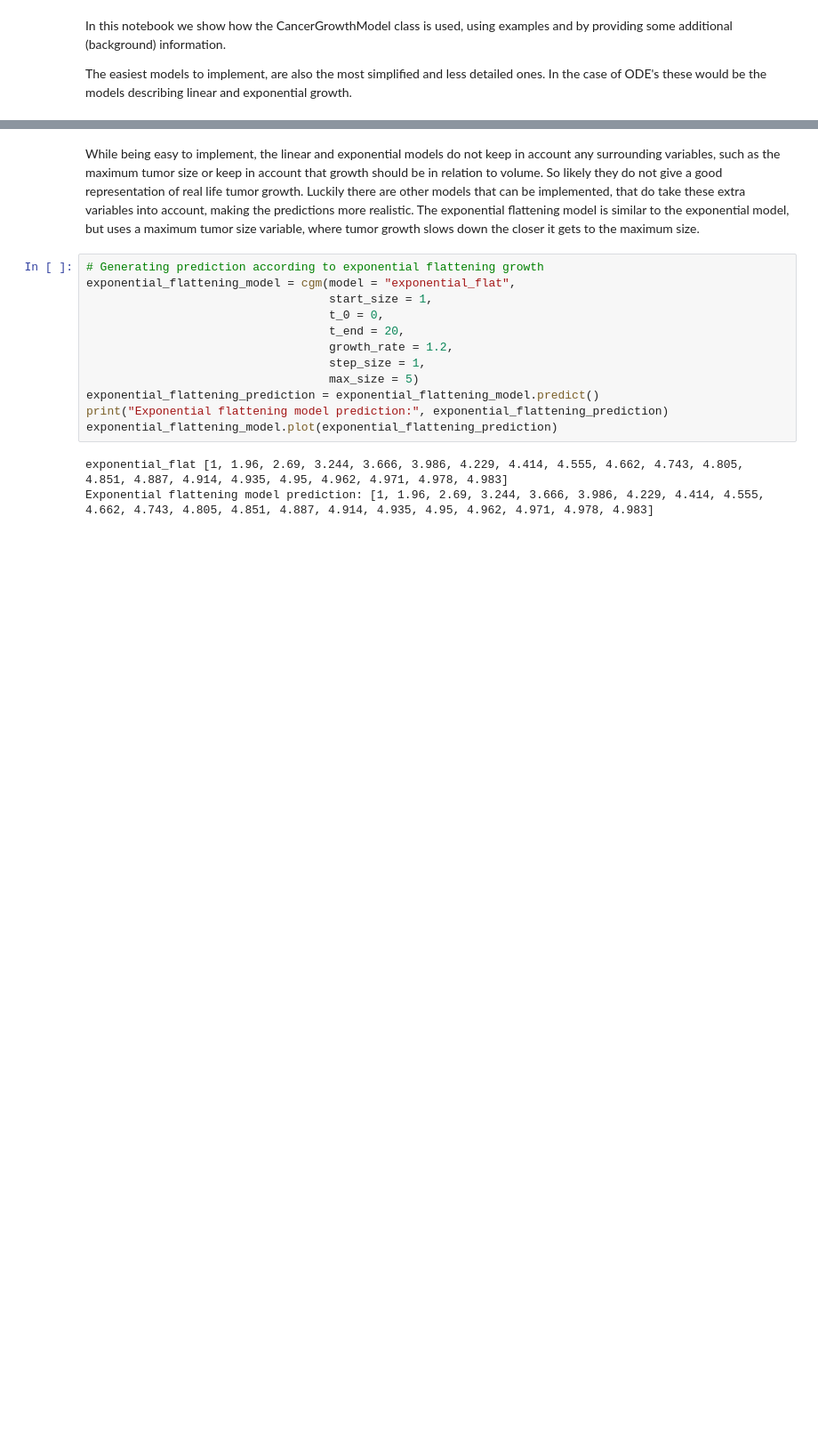
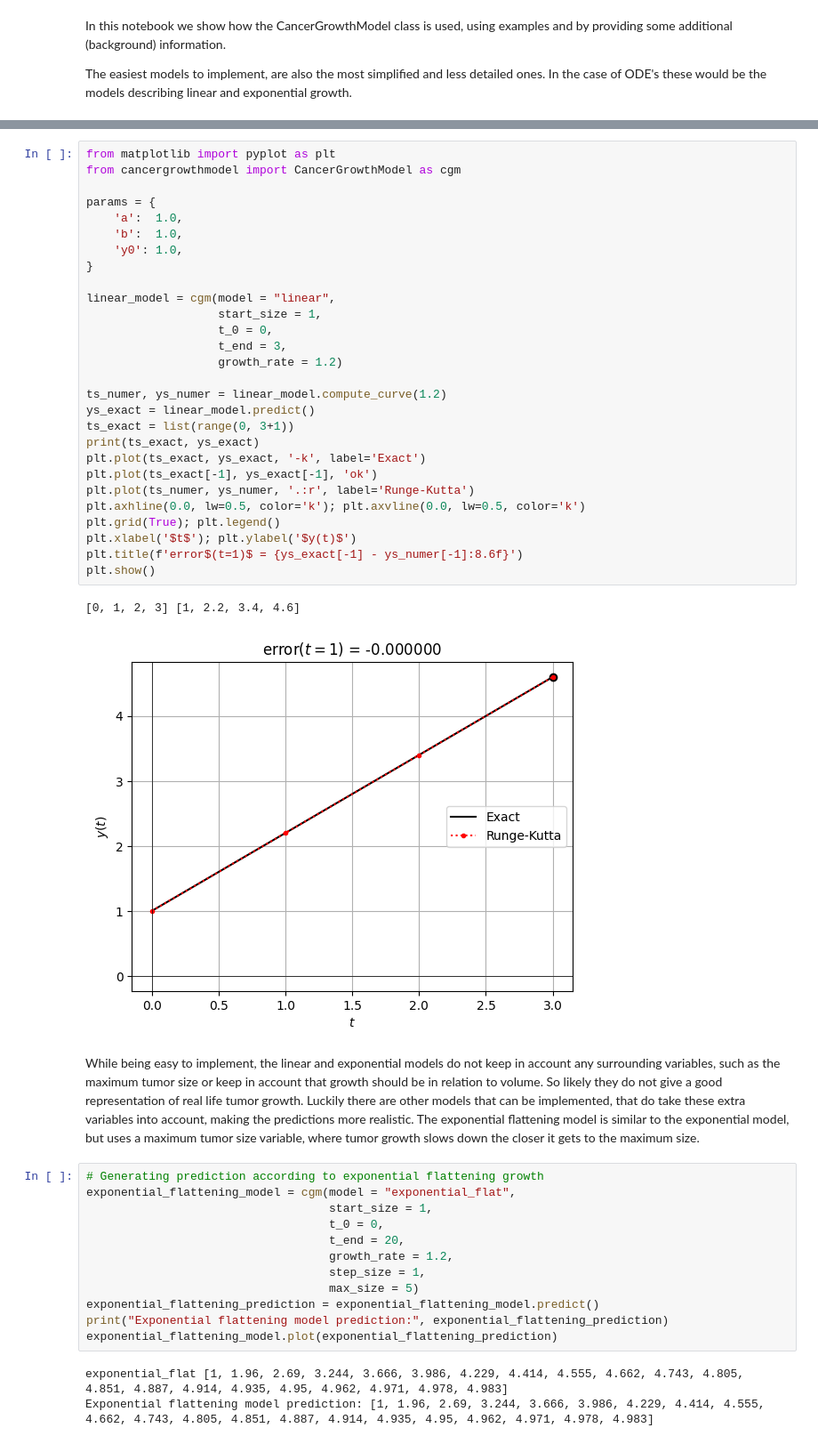
Before and after one commit to YamilaTimmer/dynamic-modelling-of-cancer, a Jupyter notebook: SimulatingCancerGrowth.ipynb, the cells around one changed output, grey strips where cells are left out. Shown: that part at 89% size. Drawn from its saved outputs; the diff is of its cells as text; blank space fills up the shorter version.

```diff
--- a/SimulatingCancerGrowth.ipynb
+++ b/SimulatingCancerGrowth.ipynb
@@ -32,3 +38,34 @@ Exponential incr model prediction: [1, 2.2, 4.84, 10.648, 23.426, 51.536, 113.38
+# %%
+from matplotlib import pyplot as plt
+from cancergrowthmodel import CancerGrowthModel as cgm
+
+params = {
+    'a':  1.0,
+    'b':  1.0,
+    'y0': 1.0,
+}
+
+linear_model = cgm(model = "linear",
+                   start_size = 1,
+                   t_0 = 0,
+                   t_end = 3,
+                   growth_rate = 1.2)
+
+ts_numer, ys_numer = linear_model.compute_curve(1.2)
+ys_exact = linear_model.predict()
+ts_exact = list(range(0, 3+1))
+print(ts_exact, ys_exact)
+plt.plot(ts_exact, ys_exact, '-k', label='Exact')
+plt.plot(ts_exact[-1], ys_exact[-1], 'ok')
+plt.plot(ts_numer, ys_numer, '.:r', label='Runge-Kutta')
+plt.axhline(0.0, lw=0.5, color='k'); plt.axvline(0.0, lw=0.5, color='k')
+plt.grid(True); plt.legend()
+plt.xlabel('$t$'); plt.ylabel('$y(t)$')
+plt.title(f'error$(t=1)$ = {ys_exact[-1] - ys_numer[-1]:8.6f}')
+plt.show()
+# %% [output]
+[0, 1, 2, 3] [1, 2.2, 3.4, 4.6]
+[figure, added]
 # %% [markdown]
 While being easy to implement, the linear and exponential models do not keep in account any surrounding variables, such as the maximum tumor size or keep in account that growth should be in relation to volume. So likely they do not give a good representation of real life tumor growth. Luckily there are other models that can be implemented, that do take these extra variables into account, making the predictions more realistic. The exponential flattening model is similar to the exponential model, but uses a maximum tumor size variable, where tumor growth slows down the closer it gets to the maximum size.
 # %%
```
Also changed, not shown: parts of 1 cell of this notebook, 1 other file.
